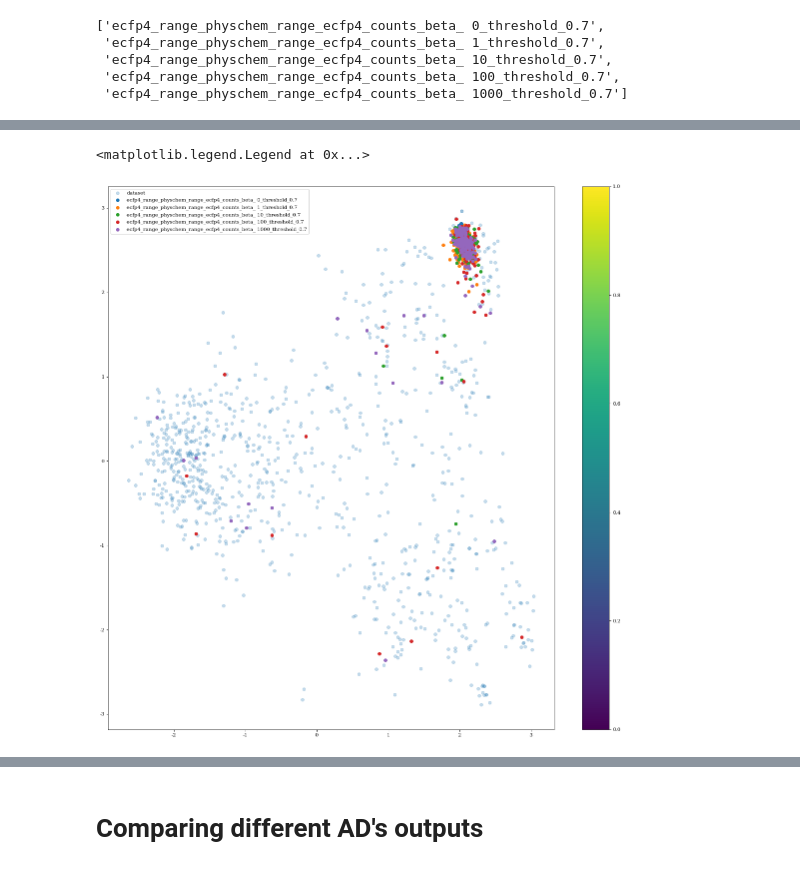
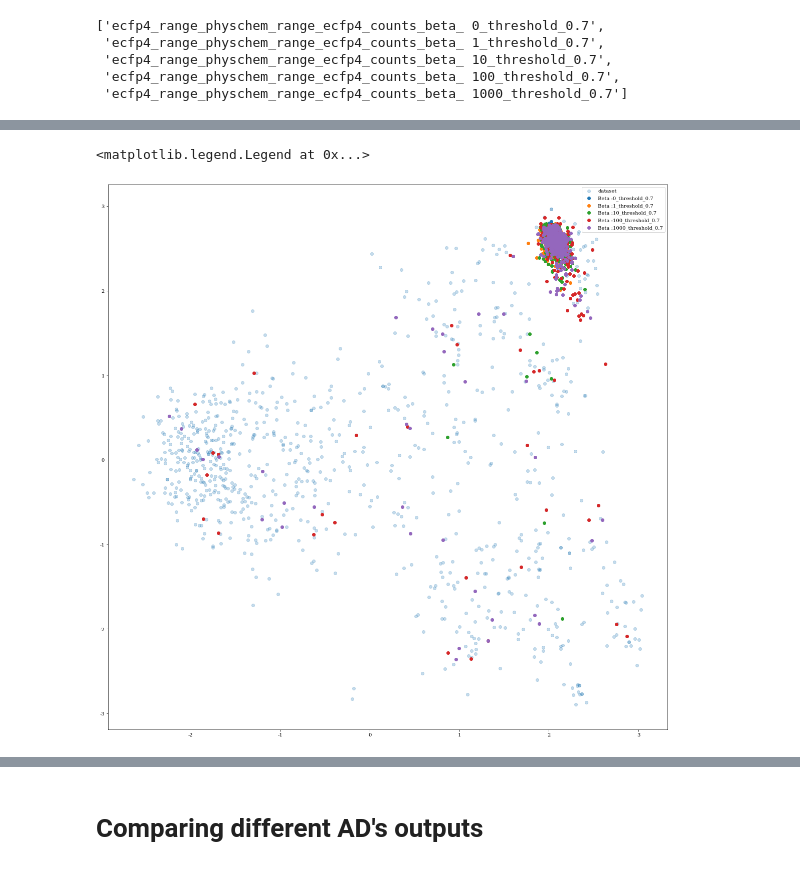
Before and after one commit to maxime-langevin/diverse_molecule_generation, a Jupyter notebook: excape_egfr.ipynb, the cells around one changed output, grey strips where cells are left out. Drawn from its saved outputs; the diff is of its cells as text; code cells hidden in the pictures.

```diff
--- a/excape_egfr.ipynb
+++ b/excape_egfr.ipynb
@@ -157,24 +169,39 @@ y_lims = [xmin_ymin[1]] + [xmax_ymax[1]]
 runs_to_display = runs
 #runs_to_display = runs
 fig, axs = plt.subplots(figsize = (20, 20), nrows=max(1, math.ceil(len(runs_to_display)/3)) , ncols=3)
-fig.tight_layout(pad=1.5)
+suptitle_tmp = 'AD : ' + runs_to_display[0].split('_beta_ ')[0] + '- Effect of beta'
+fig.suptitle(suptitle_tmp, fontsize=30)
+
 
 for i, run in enumerate(runs_to_display):
     index = runs.index(run)
     pca_gen = pca_generated[index]
+    # For displaying the ellipse arounfd the main cluster
+    [x_min,x_max] = [np.quantile(pca_gen[:,0:1], quant),np.quantile(pca_gen[:,0:1], 1.0-quant)]
+    [y_min,y_max] = [np.quantile(pca_gen[:,1:2], quant),np.quantile(pca_gen[:,1:2], 1.0-quant)]
+    center_x = np.mean([x_max,x_min])
+    center_y = np.mean([y_max,y_min])
+    radius_x = l*(x_max-x_min)
+    radius_y = l*(y_max-y_min)
+    #
     ax = axs.flatten()[i]
-    ax.set_title(run.replace('_', ' '), fontsize=30)
+    run_title_tmp = run.split('_beta_ ')[1]
+    run_title = 'Beta :' + run_title_tmp
+    ax.set_title(run_title.replace('_', ' '), fontsize=30)
     ax.set_ylim(y_lims)
     ax.set_xlim(x_lims)
     ax.scatter(pca_gen[:, 0], pca_gen[:, 1], c='b', label = 'generated', alpha=1)
     ax.scatter(pca_inactive[:, 0], pca_inactive[:, 1], c='r', label = 'inactives', alpha=0.25)
     ax.scatter(pca_active[:, 0], pca_active[:, 1], c='g', label = 'actives', alpha=0.5)
+    # Proximity ellipse
+    ax.plot( center_x+radius_x*np.cos(t) , center_y+radius_y*np.sin(t) )
+    #
     ax.tick_params(axis='both', which='major', labelsize=25)
     ax.tick_params(axis='both', which='minor', labelsize=25)
     if i==len(runs_to_display)-1:
         ax.legend(loc='lower right',
               ncol=1, fancybox=True, shadow=True, fontsize=30)
 
-plt.tight_layout()
+fig.tight_layout(pad=1.5)
 #plt.savefig('images/JAK2/PCA.png', dpi=300)
 # %% [output]
@@ -181,0 +209,15 @@ plt.tight_layout()
+# %%
+distant_smiles_dict = {}
+for i, run in enumerate(runs_to_display):
+    index = runs.index(run)
+    smiles_generated = smiles_list[i]
+    pca_gen = pca_generated[index]
+    [x_min,x_max] = [np.quantile(pca_gen[:,0:1], quant),np.quantile(pca_gen[:,0:1], 1.0-quant)]
+    [y_min,y_max] = [np.quantile(pca_gen[:,1:2], quant),np.quantile(pca_gen[:,1:2], 1.0-quant)]
+    center_x = np.mean([x_max,x_min])
+    center_y = np.mean([y_max,y_min])
+    radius_x = 1.4*(x_max-x_min)
+    radius_y = 1.4*(y_max-y_min)
+    is_distant = [((x-center_x)**2/radius_x**2+(y-center_y)**2/radius_y**2 > 1.0) for x,y in zip(list(pca_gen[:,0:1].ravel()),list(pca_gen[:,1:2].ravel()))]
+    is_distant_indexes =[i for i, x in enumerate(is_distant) if x]
+    distant_smiles_dict[run] = [ smiles_generated[i] for i in is_distant_indexes]
@@ -185,36 +247,38 @@ for s in smiles_test:
     mol = Chem.MolFromSmiles(s)
     fps.append(np.array(AllChem.GetMorganFingerprintAsBitVect(mol, 2)))
 
 plt.figure(figsize=(20, 20))
 pca = PCA(n_components=2)
 X_pca = pca.fit_transform(fps)
 colors = ['tab:blue', 'tab:orange', 'tab:green', 'tab:red', 'tab:purple', 'tab:brown']
 
 validity = []
 
 
 for s in smiles_test:
     mol = Chem.MolFromSmiles(s)
     fp = ecfp4([s])[0].reshape(1, -1)
     prediction = clf.predict_proba(fp)[0, 1]
     validity.append(prediction)
 
 plt.scatter(X_pca[:, 0], X_pca[:, 1], label='dataset', alpha=0.25)
 
 for i, run in enumerate(runs):
     X_generated = []
+    run_title_tmp = run.split('_beta_ ')[1]
+    run_title = 'Beta :' + run_title_tmp
     for s in smiles_list[i]:
         mol = Chem.MolFromSmiles(s)
         X_generated.append(np.array(AllChem.GetMorganFingerprintAsBitVect(mol, 2)))
     X_transformed = pca.transform(X_generated)
-    plt.scatter(X_transformed[:, 0], X_transformed[:, 1], c=colors[i], label=run)
+    plt.scatter(X_transformed[:, 0], X_transformed[:, 1], c=colors[i], label=run_title)
 
-plt.colorbar()
+#plt.colorbar()
 
 plt.legend()
 # %% [output]
 <matplotlib.legend.Legend at 0x...>
-[figure, old version]
+[figure, new version]
 # %%
 pca_generated = []
 entropies = []
```
Also changed, not shown: parts of 20 cells of this notebook, 2 other files.
